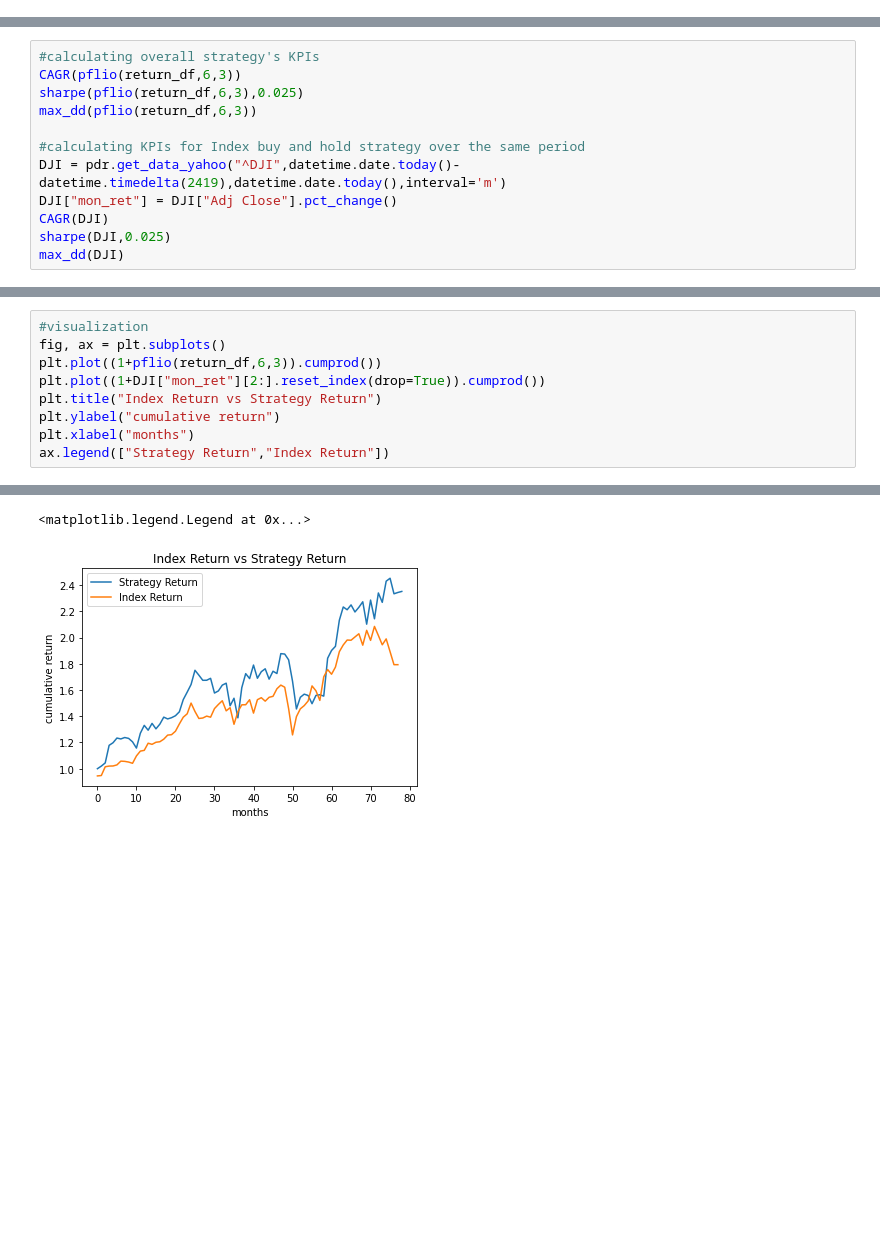
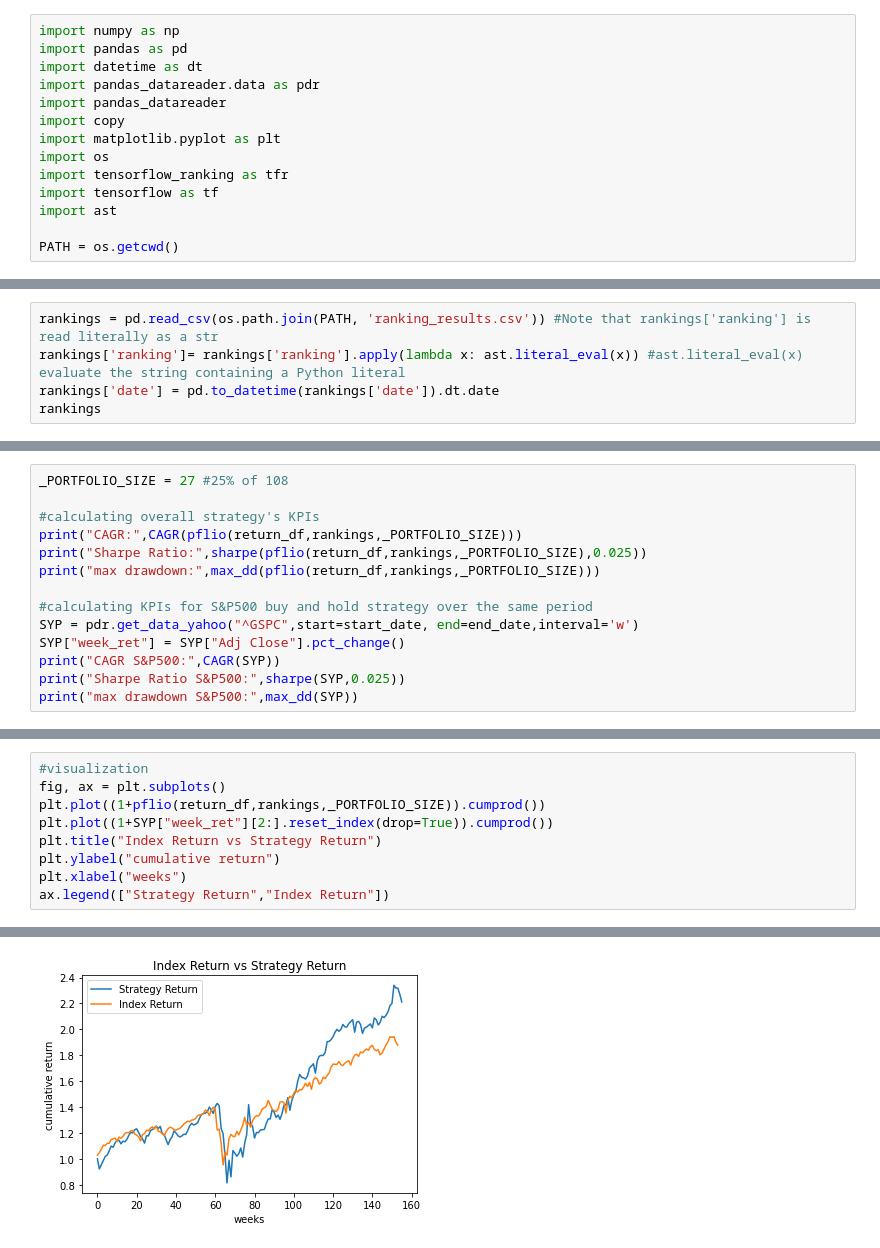
Before and after one commit to DaniloMendezR/master_thesis, a Jupyter notebook: Backtesting.ipynb, the cells around one changed output, grey strips where cells are left out. Saved outputs shown, nothing was run; the diff lists cells and outputs as text; blank space fills up the shorter version.

```diff
--- a/Backtesting.ipynb
+++ b/Backtesting.ipynb
@@ -24,0 +1,14 @@ import matplotlib.pyplot as plt
+# %%
+import numpy as np
+import pandas as pd
+import datetime as dt
+import pandas_datareader.data as pdr
+import pandas_datareader
+import copy
+import matplotlib.pyplot as plt
+import os
+import tensorflow_ranking as tfr
+import tensorflow as tf
+import ast
+
+PATH = os.getcwd()
@@ -24,0 +17,5 @@ import matplotlib.pyplot as plt
+# %%
+rankings = pd.read_csv(os.path.join(PATH, 'ranking_results.csv')) #Note that rankings['ranking'] is read literally as a str
+rankings['ranking']= rankings['ranking'].apply(lambda x: ast.literal_eval(x)) #ast.literal_eval(x) evaluate the string containing a Python literal
+rankings['date'] = pd.to_datetime(rankings['date']).dt.date
+rankings
@@ -136,13 +139,15 @@ calculating monthly return for  DIS
 # %%
+_PORTFOLIO_SIZE = 27 #25% of 108
+
 #calculating overall strategy's KPIs
-CAGR(pflio(return_df,6,3))
-sharpe(pflio(return_df,6,3),0.025)
-max_dd(pflio(return_df,6,3))
+print("CAGR:",CAGR(pflio(return_df,rankings,_PORTFOLIO_SIZE)))
+print("Sharpe Ratio:",sharpe(pflio(return_df,rankings,_PORTFOLIO_SIZE),0.025))
+print("max drawdown:",max_dd(pflio(return_df,rankings,_PORTFOLIO_SIZE)))
 
-#calculating KPIs for Index buy and hold strategy over the same period
-DJI = pdr.get_data_yahoo("^DJI",datetime.date.today()-datetime.timedelta(2419),datetime.date.today(),interval='m')
-DJI["mon_ret"] = DJI["Adj Close"].pct_change()
-CAGR(DJI)
-sharpe(DJI,0.025)
-max_dd(DJI)
+#calculating KPIs for S&P500 buy and hold strategy over the same period
+SYP = pdr.get_data_yahoo("^GSPC",start=start_date, end=end_date,interval='w')
+SYP["week_ret"] = SYP["Adj Close"].pct_change()
+print("CAGR S&P500:",CAGR(SYP))
+print("Sharpe Ratio S&P500:",sharpe(SYP,0.025))
+print("max drawdown S&P500:",max_dd(SYP))
 # %% [output]
@@ -167,10 +160,10 @@ max_dd(DJI)
 # %%
 #visualization
 fig, ax = plt.subplots()
-plt.plot((1+pflio(return_df,6,3)).cumprod())
-plt.plot((1+DJI["mon_ret"][2:].reset_index(drop=True)).cumprod())
+plt.plot((1+pflio(return_df,rankings,_PORTFOLIO_SIZE)).cumprod())
+plt.plot((1+SYP["week_ret"][2:].reset_index(drop=True)).cumprod())
 plt.title("Index Return vs Strategy Return")
 plt.ylabel("cumulative return")
-plt.xlabel("months")
+plt.xlabel("weeks")
 ax.legend(["Strategy Return","Index Return"])
 # %% [output]
@@ -194,2 +171 @@ ax.legend(["Strategy Return","Index Return"])
-<matplotlib.legend.Legend at 0x...>
-[figure, old version]
+[figure, new version]
```
Also changed, not shown: parts of 9 cells of this notebook, 23 other files.
